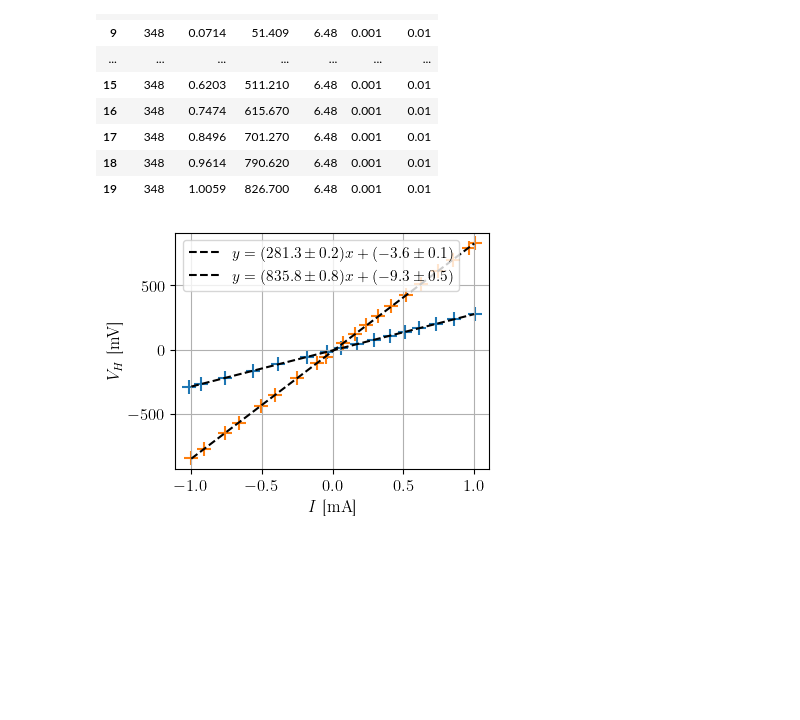
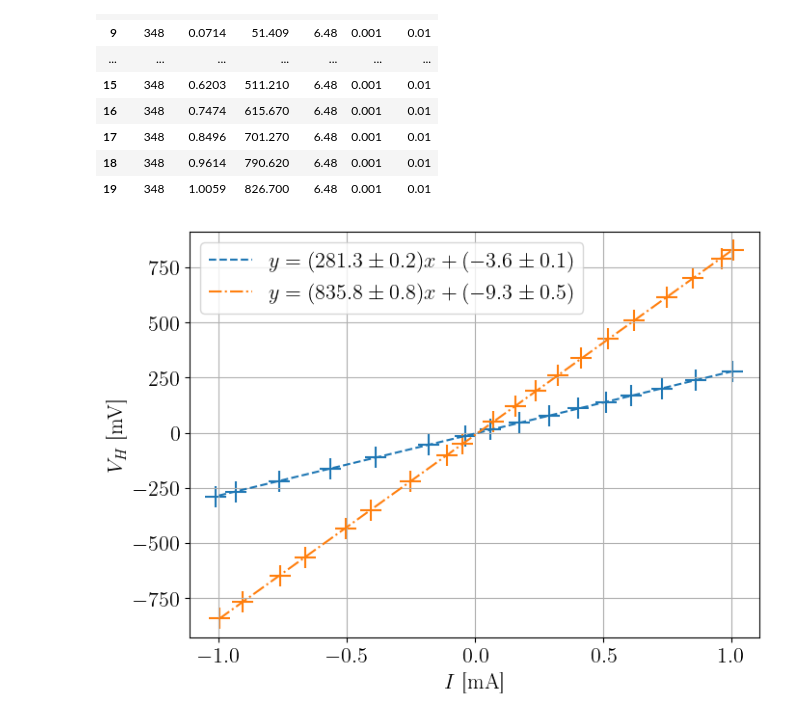
Before and after one commit to TomVdt/TPII-rapports, a Jupyter notebook: 03-H6-effet-hall/analyse/exp1bis.ipynb, the cells around one changed output. Drawn from its saved outputs; the diff is of its cells as text; code cells hidden in the pictures; blank space fills up the shorter version.

```diff
--- a/03-H6-effet-hall/analyse/exp1bis.ipynb
+++ b/03-H6-effet-hall/analyse/exp1bis.ipynb
@@ -150,30 +151,30 @@ U2 = unp.uarray(data3["U [mV]"], data3["deltaU"])
 # %%
 plt.scatter(unp.nominal_values(I1), unp.nominal_values(U1))
 plt.xlabel(r"$I$ [\si{\milli\ampere}]")
 plt.ylabel(r"$V_H$ [\si{\milli\volt}]")
 
 # Fit
 coefs, cov = np.polyfit(unp.nominal_values(I1), unp.nominal_values(U1), 1, cov=True)
 fit = np.poly1d(coefs)
 coefserr = unp.uarray(coefs, np.sqrt(cov[(0,1),(0,1)]))
 x = np.linspace(-1, 1, 100)
-plt.plot(x, fit(x), '--', label=r"$y = ({:.1uL})x + ({:.1uL})$".format(*coefserr), color='black')
+plt.plot(x, fit(x), '--', label=r"$y = ({:.1uL})x + ({:.1uL})$".format(*coefserr), color='tab:blue')
 
 # 1µm
 plt.scatter(unp.nominal_values(I2), unp.nominal_values(U2))
 
 # Fit
 coefs, cov = np.polyfit(unp.nominal_values(I2), unp.nominal_values(U2), 1, cov=True)
 fit = np.poly1d(coefs)
 coefserr = unp.uarray(coefs, np.sqrt(cov[(0,1),(0,1)]))
 x = np.linspace(-1, 1, 100)
-plt.plot(x, fit(x), '--', label=r"$y = ({:.1uL})x + ({:.1uL})$".format(*coefserr), color='black')
+plt.plot(x, fit(x), '-.', label=r"$y = ({:.1uL})x + ({:.1uL})$".format(*coefserr), color='tab:orange')
 
 
 # plt.ticklabel_format(axis='both', style='sci', scilimits=(2,2))
 plt.grid()
 plt.legend()
 plt.tight_layout(pad=0.5)
-plt.savefig("../figures/U(I).pdf")
+plt.savefig("../figures/U(I).png")
 # %% [output]
-[figure, old version]
+[figure, new version]
```
Also changed, not shown: parts of 2 cells of this notebook.
